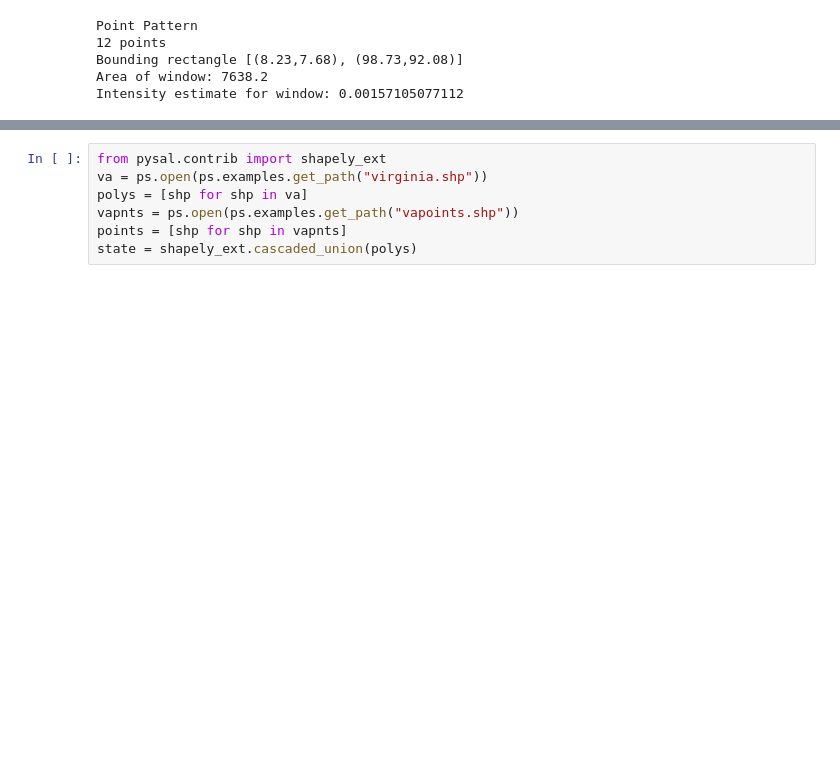
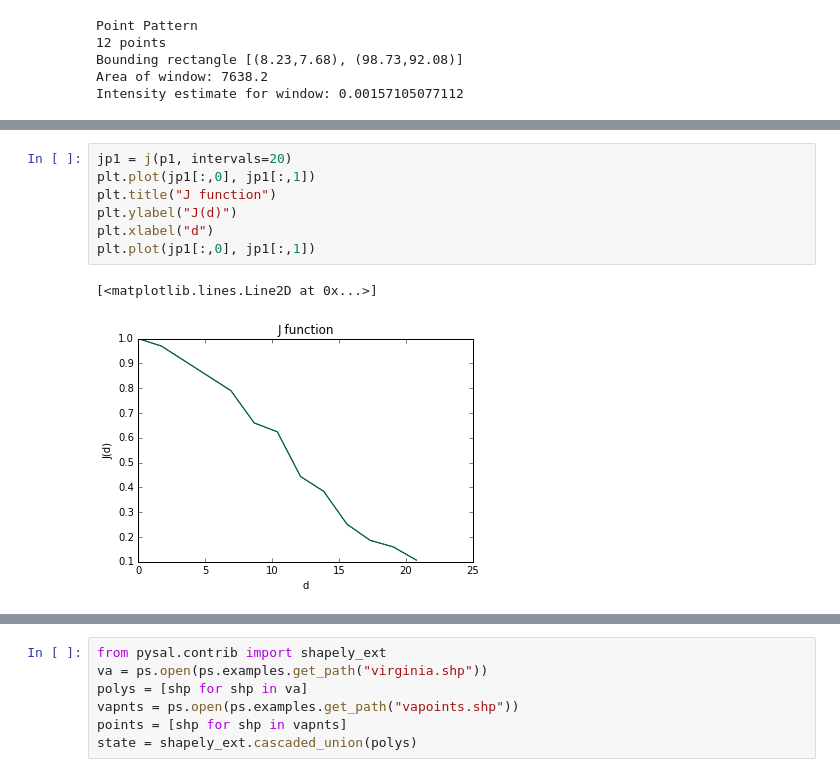
Before and after one commit to pysal/pointpats, a Jupyter notebook: distance_statistics.ipynb, the cells around one changed output, grey strips where cells are left out. Drawn from its saved outputs; the diff is of its cells as text; blank space fills up the shorter version.

```diff
--- a/distance_statistics.ipynb
+++ b/distance_statistics.ipynb
@@ -40 +41,11 @@ sim = f_envelopes(p1, intervals=20, reps=100)
+# %%
+jp1 = j(p1, intervals=20)
+plt.plot(jp1[:,0], jp1[:,1])
+plt.title("J function")
+plt.ylabel("J(d)")
+plt.xlabel("d")
+plt.plot(jp1[:,0], jp1[:,1])
+# %% [output]
+[<matplotlib.lines.Line2D at 0x...>]
+[figure, added]
 # %%
```
Also changed, not shown: parts of 17 cells of this notebook, 2 other files.
